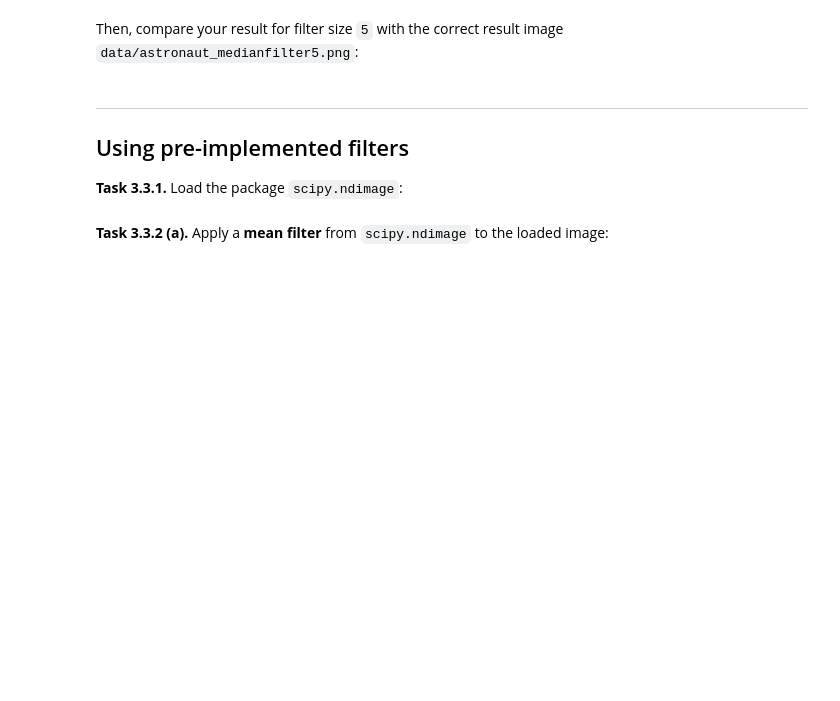
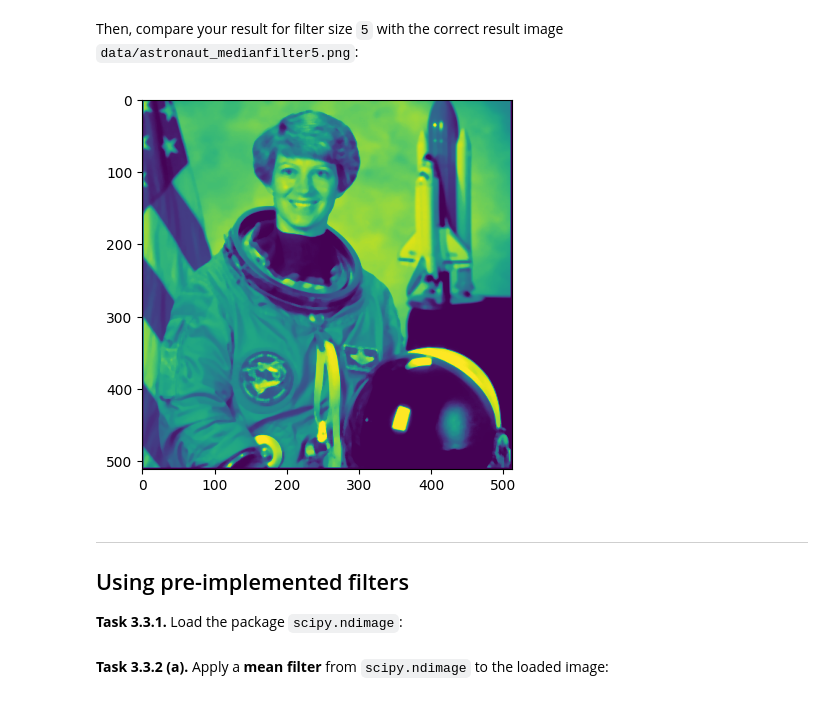
Before and after one commit to fb337/mobi-fs3-python, a Jupyter notebook: task3.ipynb, the cells around one changed output. Drawn from its saved outputs; the diff is of its cells as text; code cells hidden in the pictures; blank space fills up the shorter version.

```diff
--- a/task3.ipynb
+++ b/task3.ipynb
@@ -63,5 +92,11 @@ def medianfilter(img_in, size):
 # %% [markdown]
 Then, compare your result for filter size `5` with the correct result image `data/astronaut_medianfilter5.png`:
+# %%
+img = mpimg.imread('data/astronaut_medianfilter5.png')
+plt.imshow(img)
+plt.show()
+# %% [output]
+[figure, added]
 # %% [markdown]
 ---
 
```
Also changed, not shown: parts of 3 cells of this notebook.
